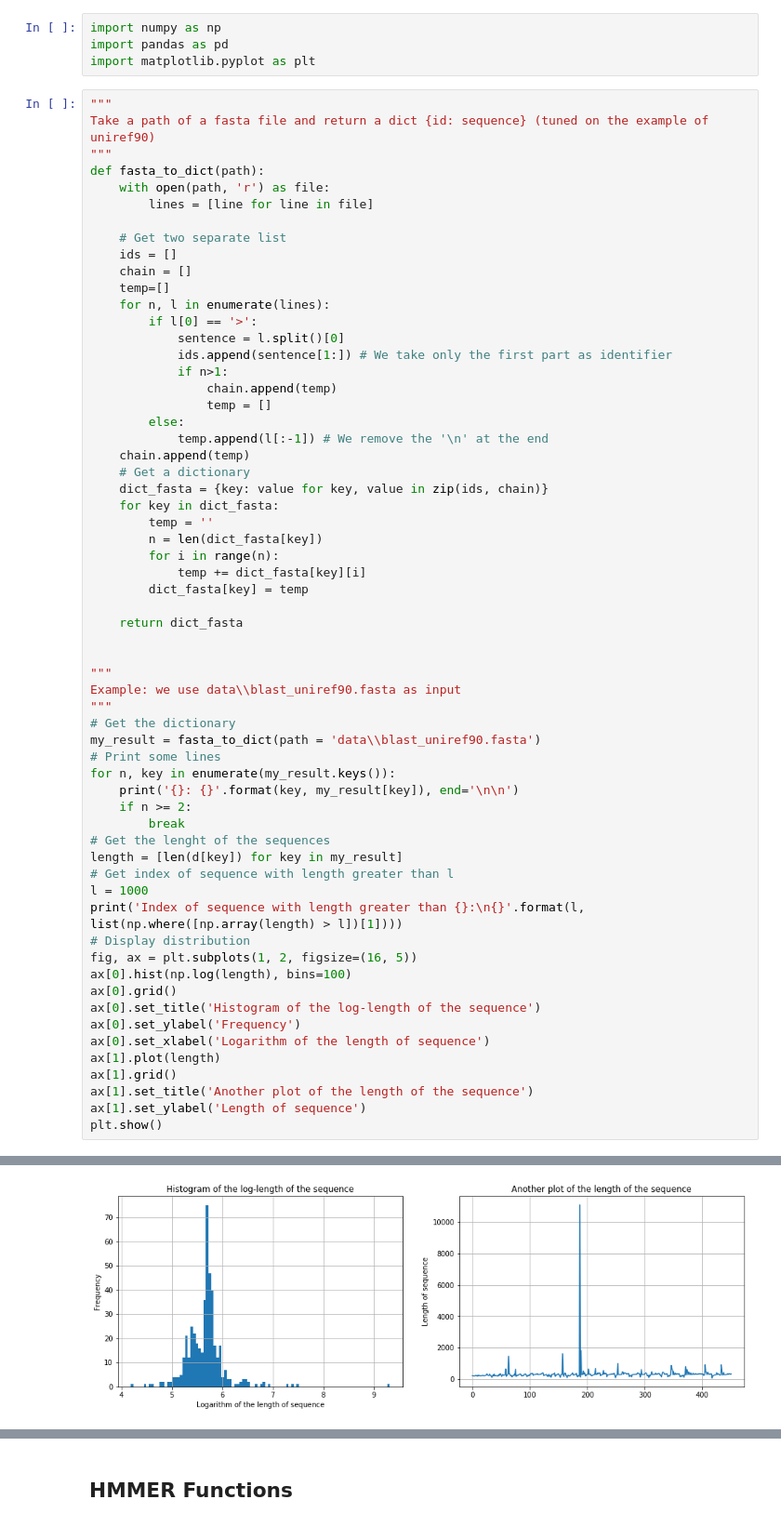
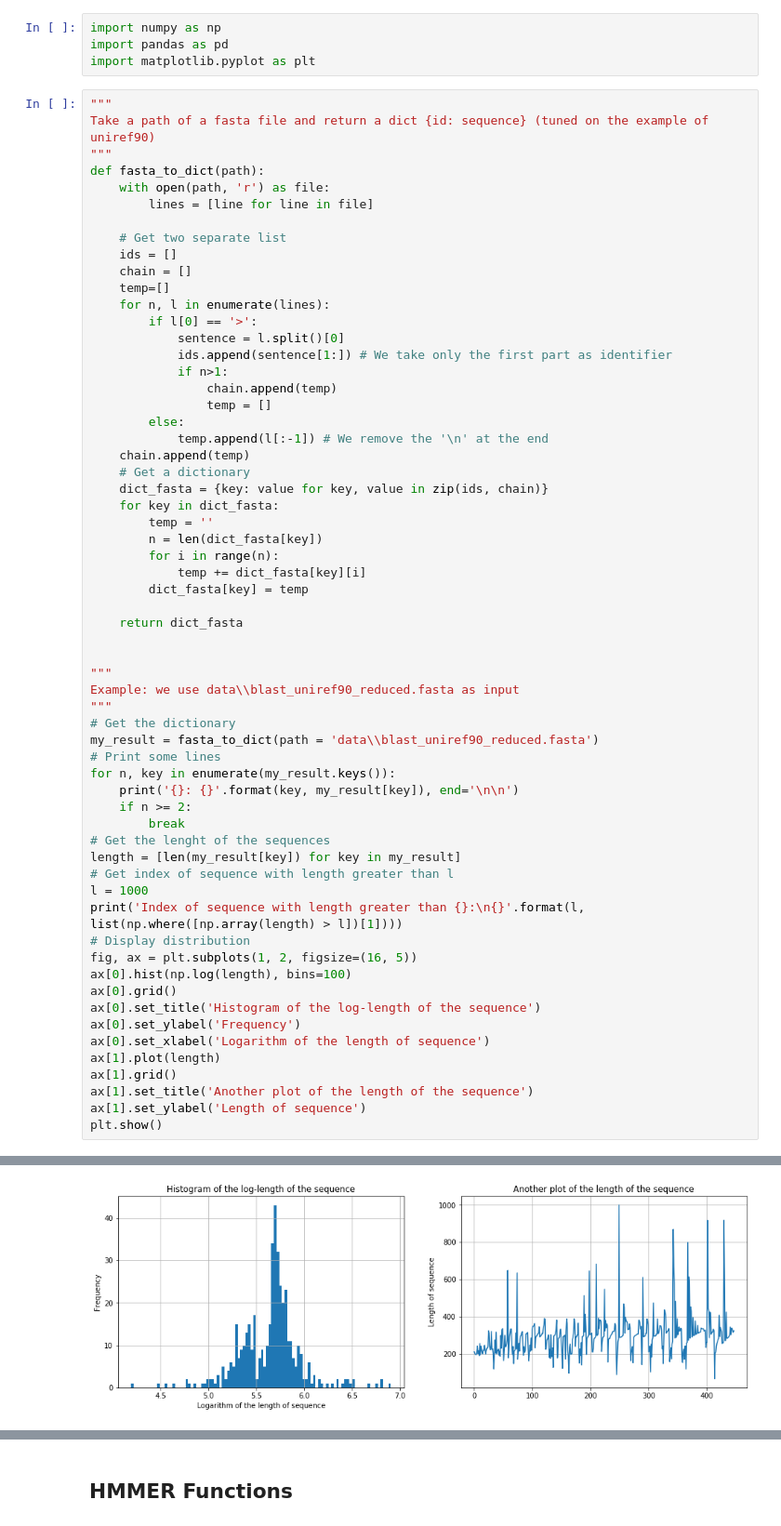
Before and after one commit to damiclem/proteincake, a Jupyter notebook: Helping function (temp).ipynb, the cells around one changed output, grey strips where cells are left out. Shown: that part at 93% size. Drawn from its saved outputs; the diff is of its cells as text.

Commit message:
added reduced blast and msa, updated helping function

```diff
--- a/Helping function (temp).ipynb
+++ b/Helping function (temp).ipynb
@@ -41,17 +41,17 @@ def fasta_to_dict(path):
 
 
 """
-Example: we use data\\blast_uniref90.fasta as input
+Example: we use data\\blast_uniref90_reduced.fasta as input
 """
 # Get the dictionary
-my_result = fasta_to_dict(path = 'data\\blast_uniref90.fasta')
+my_result = fasta_to_dict(path = 'data\\blast_uniref90_reduced.fasta')
 # Print some lines
 for n, key in enumerate(my_result.keys()):
     print('{}: {}'.format(key, my_result[key]), end='\n\n')
     if n >= 2:
         break
 # Get the lenght of the sequences
-length = [len(d[key]) for key in my_result]
+length = [len(my_result[key]) for key in my_result]
 # Get index of sequence with length greater than l
 l = 1000
 print('Index of sequence with length greater than {}:\n{}'.format(l, list(np.where([np.array(length) > l])[1])))
@@ -79,4 +79,4 @@ Index of sequence with length greater than 1000:
-[figure, old version]
+[figure, new version]
 # %%
 """
 From a dict of id: sequence (see fasta_to_dict function) get a pandas dataframe from allignment
```
Also changed, not shown: parts of 5 cells of this notebook, 3 other files.
